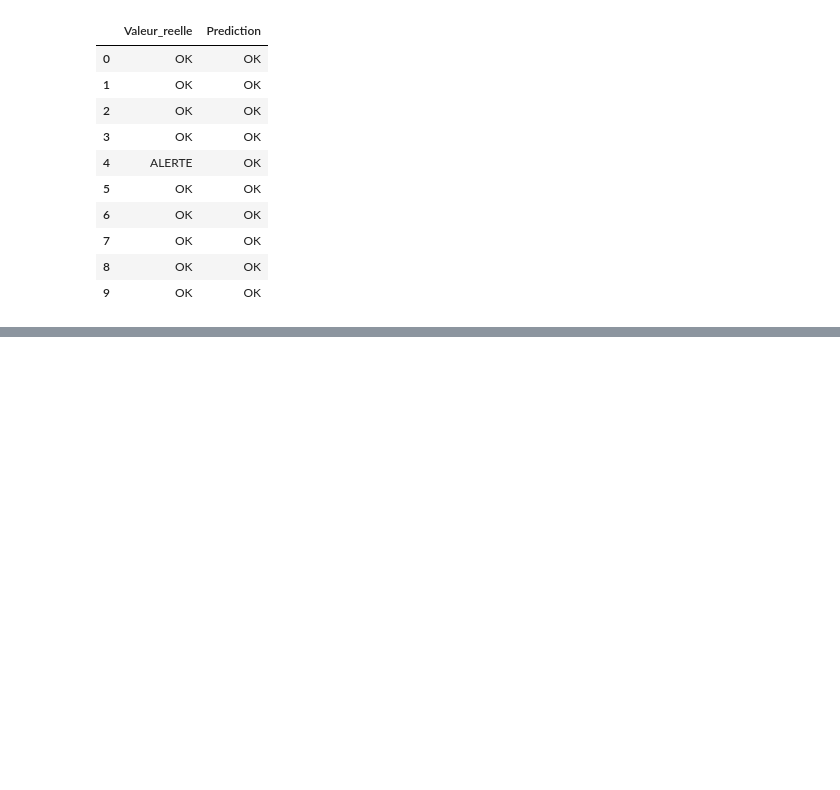
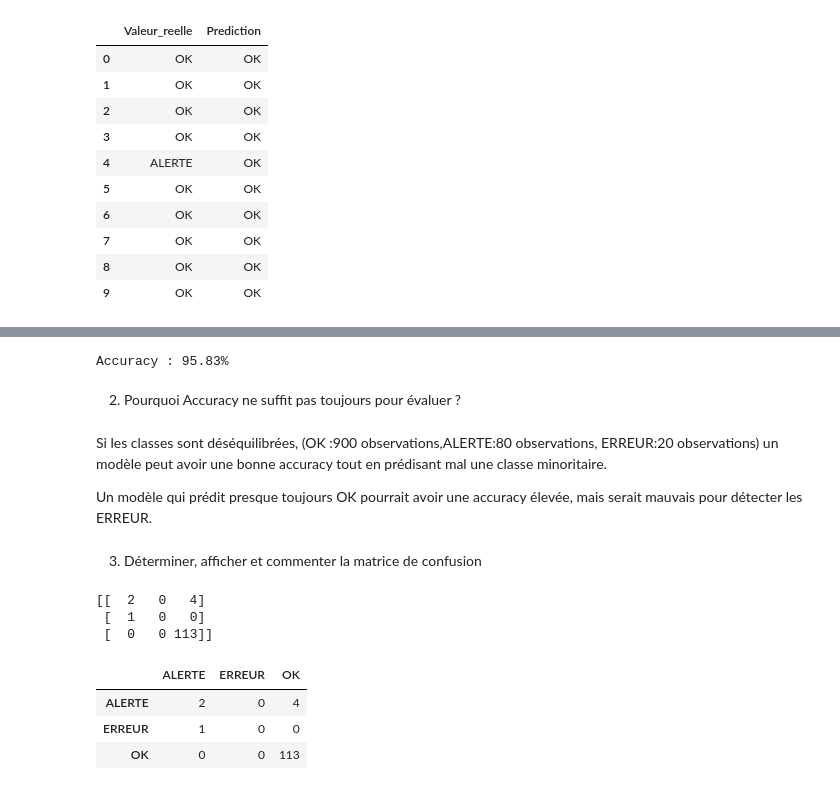
Before and after one commit to khadidiatoungom4-ai/Atelier_Scikit-learn_iot, a Jupyter notebook: atelier_scikit-learn_iot.ipynb, the cells around one changed output, grey strips where cells are left out. Saved outputs shown, nothing was run; the diff lists cells and outputs as text; code cells hidden in the pictures; blank space fills up the shorter version.

Commit message:
Partie 7 – Evaluation du modèle

```diff
--- a/atelier_scikit-learn_iot.ipynb
+++ b/atelier_scikit-learn_iot.ipynb
@@ -365,0 +375,28 @@ comparaison    # Comparaison avec les vraies valeurs
+# %%
+print(f"Accuracy : {accuracy:.2%}")
+# %% [output]
+Accuracy : 95.83%
+# %% [markdown]
+2) Pourquoi Accuracy ne suffit pas toujours pour évaluer ?
+# %% [markdown]
+Si les classes sont déséquilibrées, (OK :900 observations,ALERTE:80 observations, ERREUR:20 observations) un modèle peut avoir une bonne accuracy tout en prédisant mal une classe minoritaire.
+
+Un modèle qui prédit presque toujours OK pourrait avoir une accuracy élevée, mais serait mauvais pour détecter les ERREUR.
+# %% [markdown]
+3) Déterminer, afficher et commenter la matrice de confusion
+# %%
+cm = confusion_matrix(y_test,y_pred)
+print(cm)
+# %% [output]
+[[  2   0   4]
+ [  1   0   0]
+ [  0   0 113]]
+# %%
+classes = knn.classes_
+cm_df = pd.DataFrame(cm,index=classes,columns=classes)
+cm_df         #Les lignes représentent les vraies classes et les colonnes les classes prédites.
+# %% [output]
+|  | ALERTE | ERREUR | OK |
+| ALERTE | 2 | 0 | 4 |
+| ERREUR | 1 | 0 | 0 |
+| OK | 0 | 0 | 113 |
```
Also changed, not shown: parts of 10 cells of this notebook.
